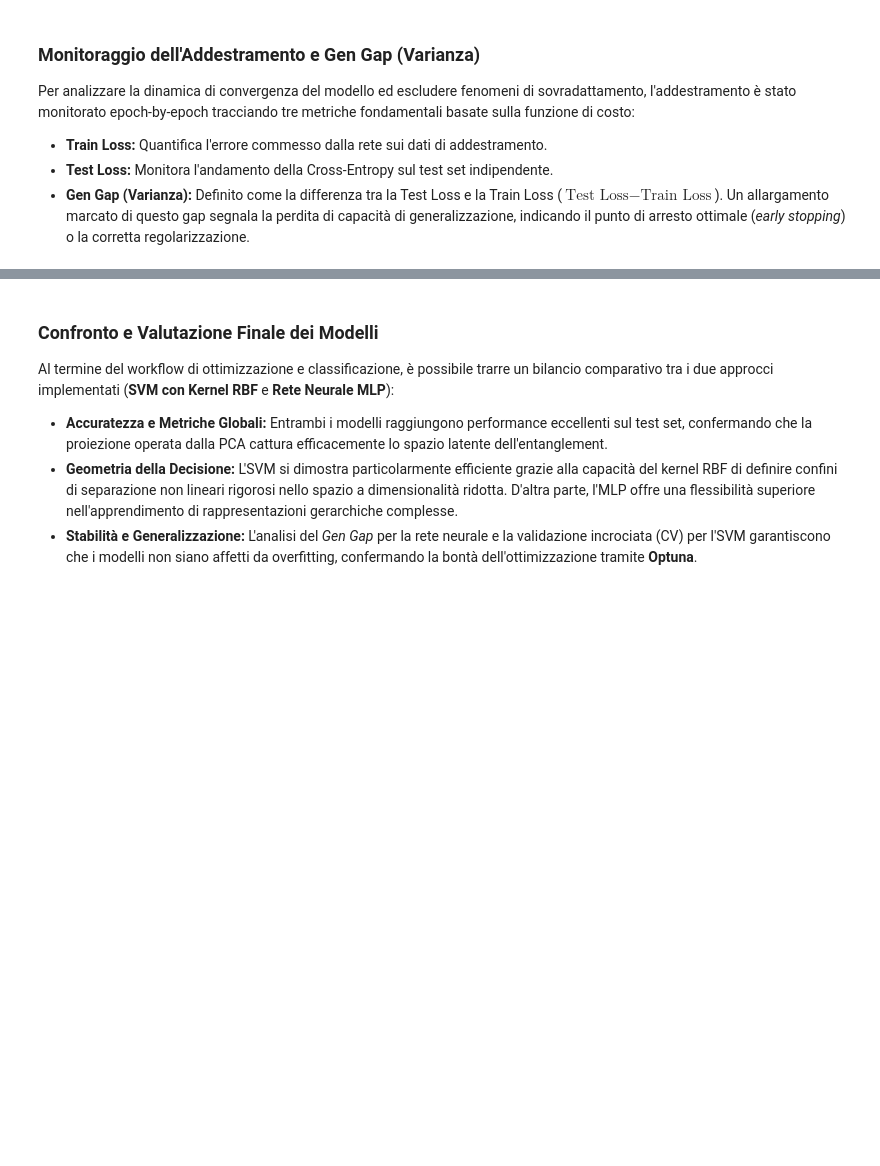
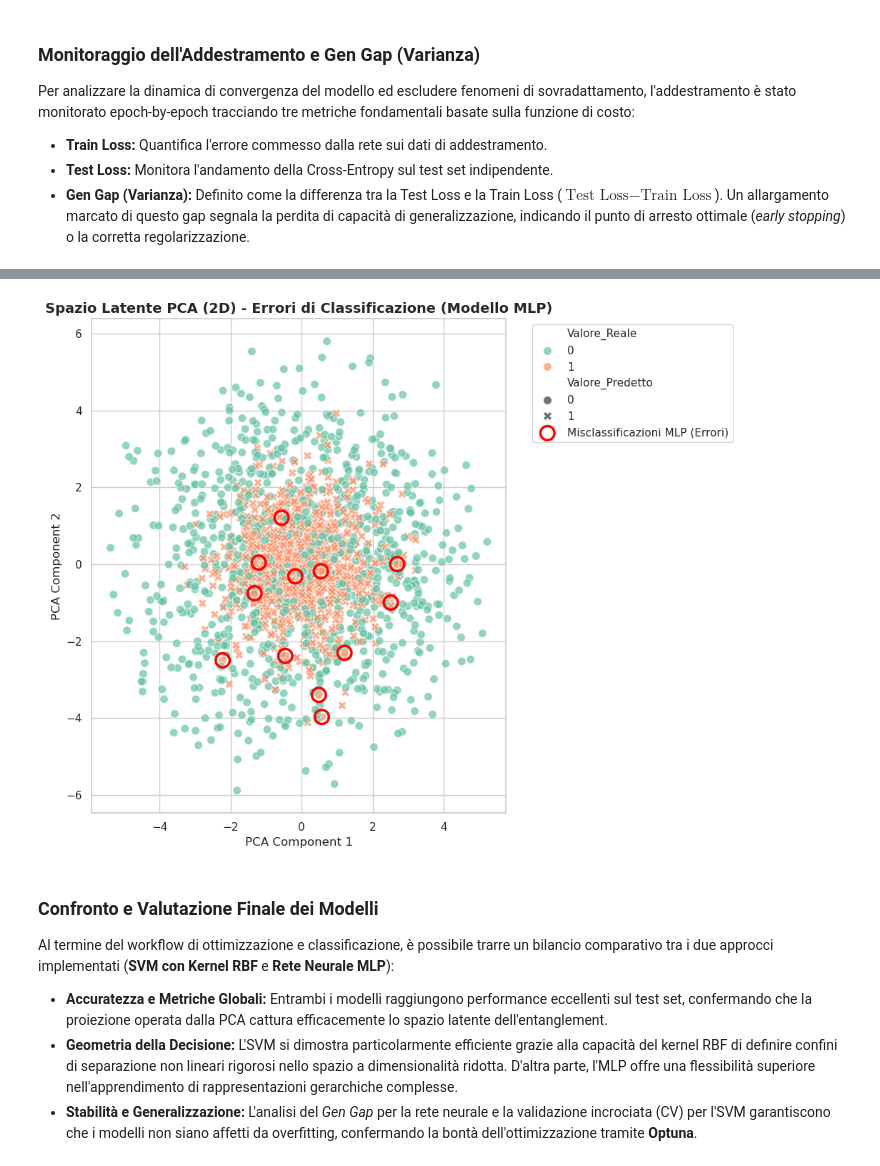
Before and after one commit to elered/Machine_Learning_Project, a Jupyter notebook: Esame (Copy).ipynb, the cells around one changed output, grey strips where cells are left out. Saved outputs shown, nothing was run; the diff lists cells and outputs as text; code cells hidden in the pictures; blank space fills up the shorter version.

```diff
--- a/Esame (Copy).ipynb
+++ b/Esame (Copy).ipynb
@@ -849,3 +903,62 @@ Campioni errati in cui il MLP era più indeciso (probabilità vicina a 0.5):
+# %%
+
+model.eval()
+with torch.no_grad():
+
+    inputs = torch.tensor(X_test, dtype=torch.float32).to(device)
+    outputs = model(inputs)
+    _, y_pred_mlp = torch.max(outputs, 1)
+    y_pred_mlp = y_pred_mlp.cpu().numpy()
+
+X_test_2d = X_test[:, :2]
+
+df_vis_mlp = pd.DataFrame(
+    X_test_2d, columns=["PCA Component 1", "PCA Component 2"]
+)
+df_vis_mlp["Valore_Reale"] = y_test_arr
+df_vis_mlp["Valore_Predetto"] = y_pred_mlp
+df_vis_mlp["Errore"] = (
+    df_vis_mlp["Valore_Reale"] != df_vis_mlp["Valore_Predetto"]
+)
+
+plt.figure(figsize=(10, 8))
+
+sns.scatterplot(
+    data=df_vis_mlp,
+    x="PCA Component 1",
+    y="PCA Component 2",
+    hue="Valore_Reale",
+    style="Valore_Predetto",
+    palette="Set2",
+    alpha=0.7,
+    s=70,
+)
+
+df_errors_mlp = df_vis_mlp[df_vis_mlp["Errore"] == True]
+plt.scatter(
+    df_errors_mlp["PCA Component 1"],
+    df_errors_mlp["PCA Component 2"],
+    facecolors="none",
+    edgecolors="red",
+    s=200,
+    linewidths=2.5,
+    label="Misclassificazioni MLP (Errori)",
+)
+
+plt.title(
+    "Spazio Latente PCA (2D) - Errori di Classificazione (Modello MLP)",
+    fontsize=14,
+    fontweight="bold",
+)
+plt.xlabel("PCA Component 1", fontsize=12)
+plt.ylabel("PCA Component 2", fontsize=12)
+plt.legend(bbox_to_anchor=(1.05, 1), loc="upper left")
+plt.tight_layout()
+
+plt.savefig("misclassification_pca_mlp.png", dpi=300, bbox_inches="tight")
+plt.show()
+# %% [output]
+[figure, added]
 # %% [markdown]
 ### Confronto e Valutazione Finale dei Modelli
 
```
Also changed, not shown: parts of 15 cells of this notebook, 12 other files.
